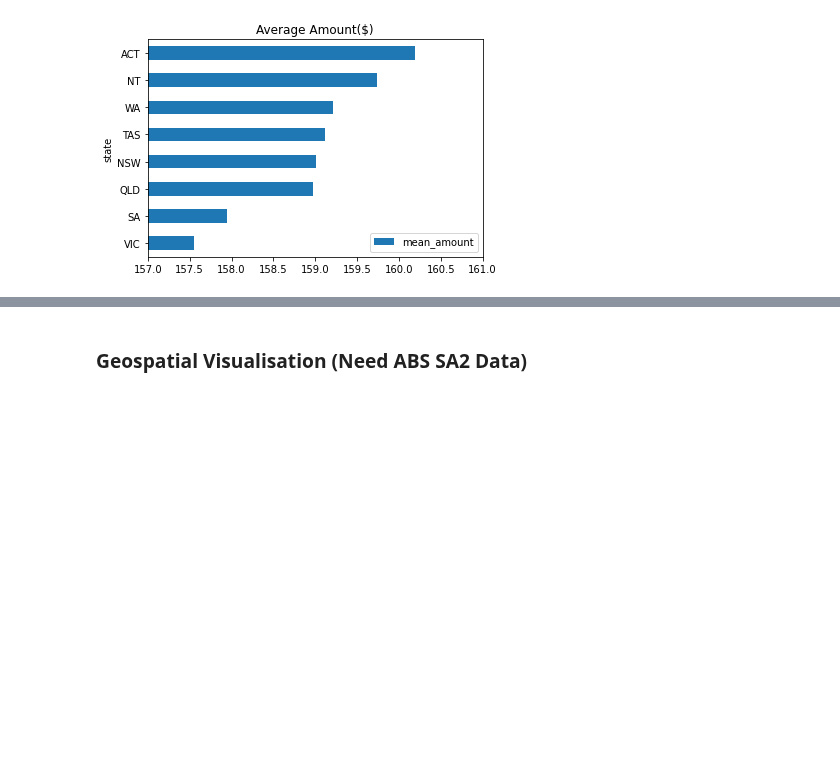
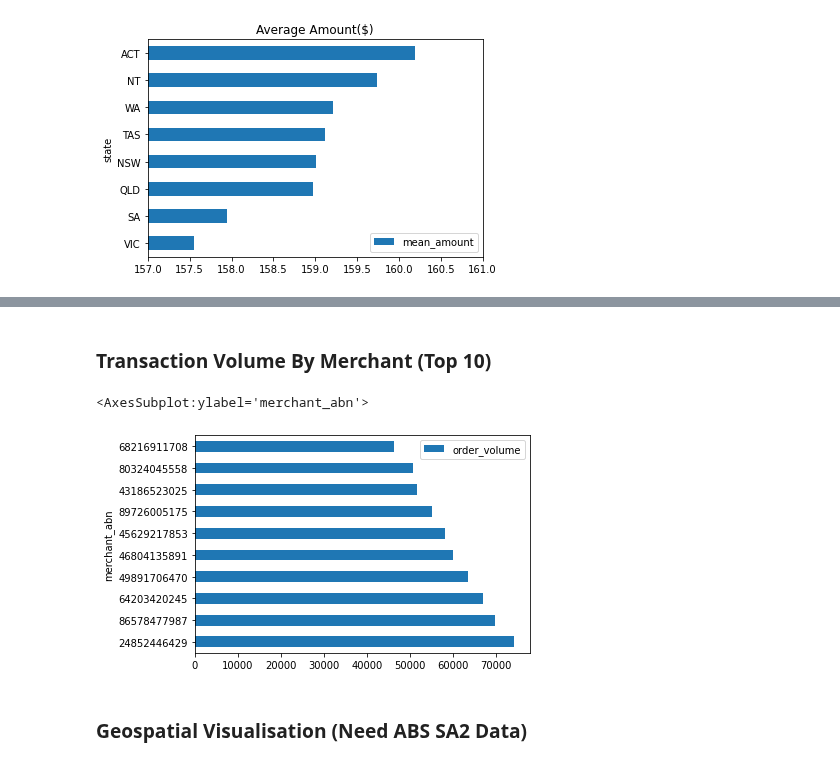
Before and after one commit to MAST30034-Applied-Data-Science/generic-buy-now-pay-later-project-group-5, a Jupyter notebook: notebooks/customer_analysis.ipynb, the cells around one changed output, grey strips where cells are left out. Drawn from its saved outputs; the diff is of its cells as text; code cells hidden in the pictures; blank space fills up the shorter version.

Commit message:
added customer analysis by merchant

```diff
--- a/notebooks/customer_analysis.ipynb
+++ b/notebooks/customer_analysis.ipynb
@@ -57,3 +57,14 @@ transaction_by_postcode = joined_data \
                     ) \
                     .orderBy("postcode") \
                     .toPandas()
+# %%
+# By Merchant
+transaction_by_merchant = joined_data \
+                    .groupBy("merchant_abn") \
+                    .agg(
+                        F.mean("dollar_value").alias("mean_amount"),
+                        F.sum("dollar_value").alias("total_amount"),
+                        F.count("order_id").alias("order_volume")
+                    ) \
+                    .orderBy("merchant_abn") \
+                    .toPandas()
@@ -83,2 +109,10 @@ transaction_by_postcode[:10].plot(x='postcode', y='order_volume', kind="barh")
+# %% [markdown]
+### Transaction Volume By Merchant (Top 10)
+# %%
+transaction_by_merchant = transaction_by_merchant.sort_values(by='order_volume', ascending=False)
+transaction_by_merchant[:10].plot(x='merchant_abn', y='order_volume', kind="barh")
+# %% [output]
+<AxesSubplot:ylabel='merchant_abn'>
+[figure, added]
 # %% [markdown]
 ### Geospatial Visualisation (Need ABS SA2 Data)
```
Also changed, not shown: parts of 3 cells of this notebook.
